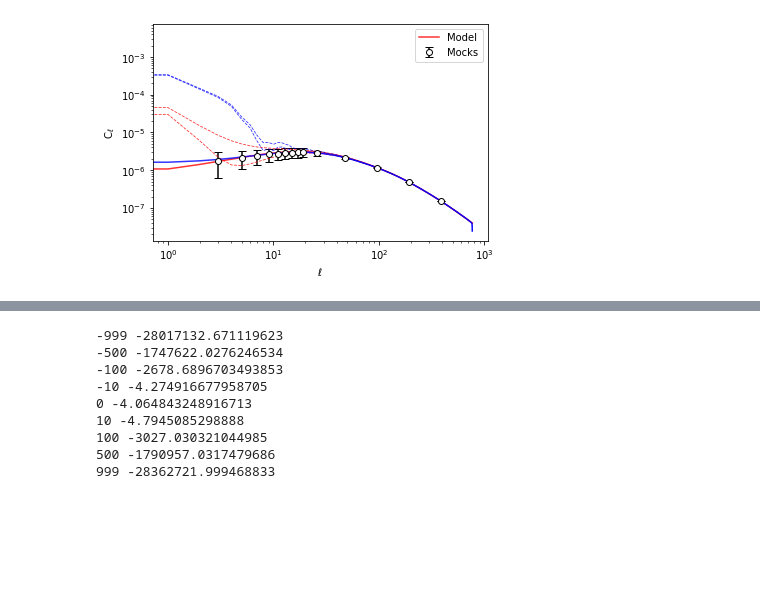
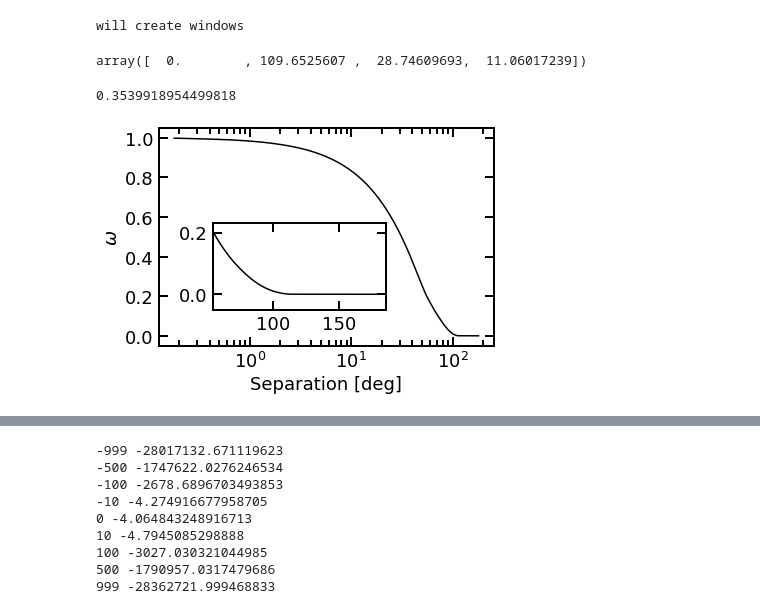
Before and after one commit to mehdirezaie/FFTLog-and-beyond, a Jupyter notebook: notebook/MCMC-partialsky.ipynb, the cells around one changed output, grey strips where cells are left out. Saved outputs shown, nothing was run; the diff lists cells and outputs as text; code cells hidden in the pictures; blank space fills up the shorter version.

```diff
--- a/notebook/MCMC-partialsky.ipynb
+++ b/notebook/MCMC-partialsky.ipynb
@@ -34,20 +31,5 @@ lmax: 767
-# %%
-# plot
-plt.errorbar(x, y, yerr=np.diag(cov)**0.5,
-             ls='none', color='k', marker='o', mfc='w', capsize=4,
-             label='Mocks')
-
-plt.plot(x_g, model(x_g, 0), 'r-', label='Model', alpha=0.8)
-plt.plot(x_g, model(x_g, 100.), 'r--', alpha=0.8, lw=0.8)
-plt.plot(x_g, model(x_g, -100.), 'r--', alpha=0.8, lw=0.8)
-plt.plot(x_g, modelw(x_g, 0), 'b-', alpha=0.8)
-plt.plot(x_g, modelw(x_g, 100.), 'b--', alpha=0.8, lw=0.8)
-plt.plot(x_g, modelw(x_g, -100.), 'b--', alpha=0.8, lw=0.8)
-
-plt.loglog()
-plt.legend()
-plt.xlabel(r'$\ell$')
-plt.ylabel('C$_{\ell}$')
-plt.savefig('mocks_model.png', dpi=300, bbox_inches='tight')
-# %% [output]
-[figure, removed]
+# %%
+model(np.array([0,  1, 2, 3]), fnl=10.)
+# %% [output]
+will create windows
+array([  0.        , 109.6525607 ,  28.74609693,  11.06017239])
@@ -53,0 +39,53 @@ plt.savefig('mocks_model.png', dpi=300, bbox_inches='tight')
+# %%
+np.sqrt(mask.mean())
+# %% [output]
+0.3539918954499818
+# %%
+# weight = hp.ud_grade(weight, 512)
+# mask = hp.ud_grade(mask, 512)
+# weight_ = np.ones_like(weight)
+# mask_ = np.ones_like(mask)
+
+# rr_file = './rr_window.npy'
+# ntot = 107300.0
+# npix = 12*256*256
+
+# wr = WindowRR(rr_file, ntot, npix)
+
+el_m = np.arange(3*256)
+wd = WindowSHT(weight, mask, el_m, ngauss=3*256)
+# wd.read_rr('./rr_window.npy', 107300.0, 12*256*256)
+
+def modelw(ell, fnl):
+    cl_null = model(ell, fnl)
+    return wd.convolve(ell, cl_null)
+# %%
+# create figure and add an axes object
+fg, ax1 = plt.subplots(figsize=(6, 4))
+ax2 = fg.add_axes([0.25, 0.25, 0.4, 0.3])
+
+
+def add_plot(ax):
+    ax.plot(np.arccos(wd.x)*180./np.pi, wd.xi_mask, color='k')
+#     ax.plot(np.arccos(wd.x)*180./np.pi, wd.xi_mask, 'C1--')
+
+add_plot(ax1)
+add_plot(ax2)
+
+ax1.set(xscale='log', xlabel=r'Separation [deg]', ylabel=r'$\omega$')#, title='Window')
+#ax1.legend(['SHT', r'SHT(low $\theta$)+RR(large $\theta$)'],
+#           loc='upper right')
+
+# major and minor ticks of the x and y axes
+axis_kw = dict(width=2, direction='in', pad=5)
+for ax in [ax1, ax2]:
+    ax.xaxis.set_tick_params(which='major', size=9, top=True, **axis_kw)
+    ax.xaxis.set_tick_params(which='minor', size=6, top=True, **axis_kw)
+    ax.yaxis.set_tick_params(which='major', size=9, right=True, **axis_kw)
+    ax.yaxis.set_tick_params(which='minor', size=6, right=True, **axis_kw)
+
+
+ax2.set(ylim=(-0.05, 0.23), xlim=(55, 185))
+fg.savefig('basswindow.png', dpi=300, bbox_inches='tight')
+# %% [output]
+[figure, added]
```
Also changed, not shown: parts of 11 cells of this notebook, 8 other files.
